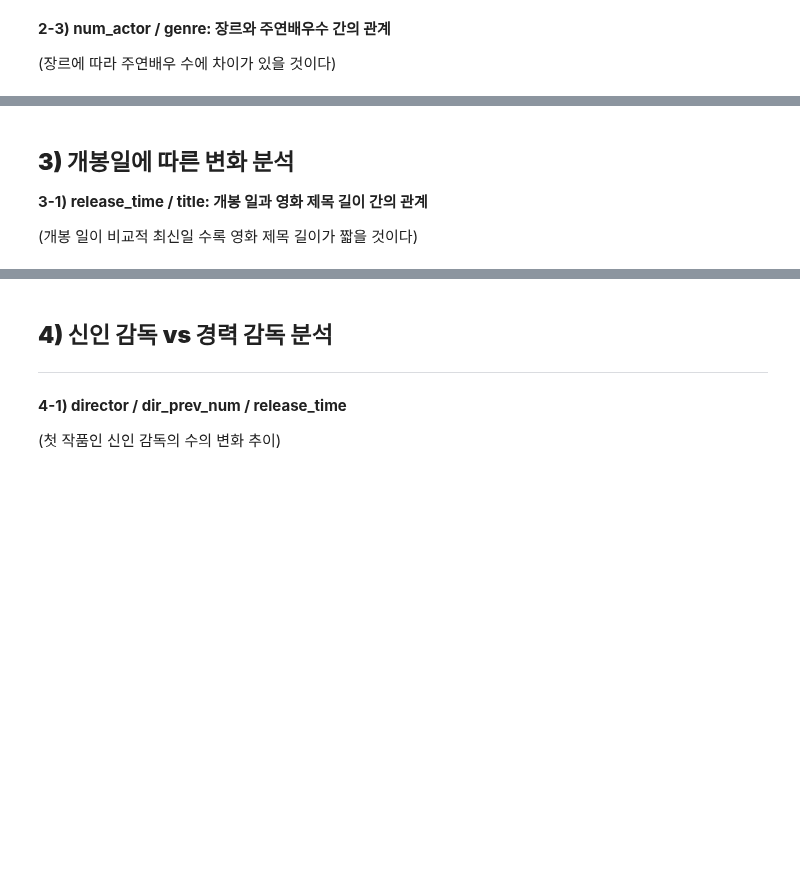
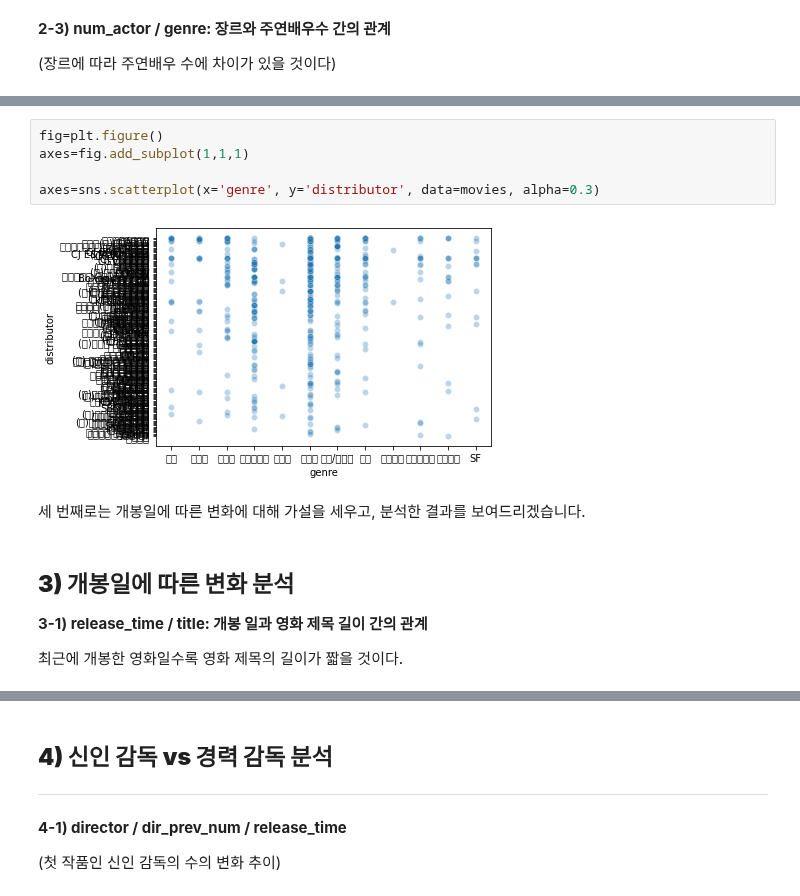
Before and after one commit to nyoons/ESAA, a Jupyter notebook: movies_train_YB_2조.ipynb, the cells around one changed output, grey strips where cells are left out. Drawn from its saved outputs; the diff is of its cells as text; blank space fills up the shorter version.

```diff
--- a/movies_train_YB_2조.ipynb
+++ b/movies_train_YB_2조.ipynb
@@ -244,6 +315,15 @@ axes=fig.add_subplot()
+# %%
+fig=plt.figure()
+axes=fig.add_subplot(1,1,1)
+
+axes=sns.scatterplot(x='genre', y='distributor', data=movies, alpha=0.3)
+# %% [output]
+[figure, added]
+# %% [markdown]
+세 번째로는 개봉일에 따른 변화에 대해 가설을 세우고, 분석한 결과를 보여드리겠습니다.
 # %% [markdown]
 ## **3) 개봉일에 따른 변화 분석**
 
 **3-1) release_time / title: 개봉 일과 영화 제목 길이 간의 관계**
 
-(개봉 일이 비교적 최신일 수록 영화 제목 길이가 짧을 것이다)
+최근에 개봉한 영화일수록 영화 제목의 길이가 짧을 것이다.
```
Also changed, not shown: parts of 15 cells of this notebook.
